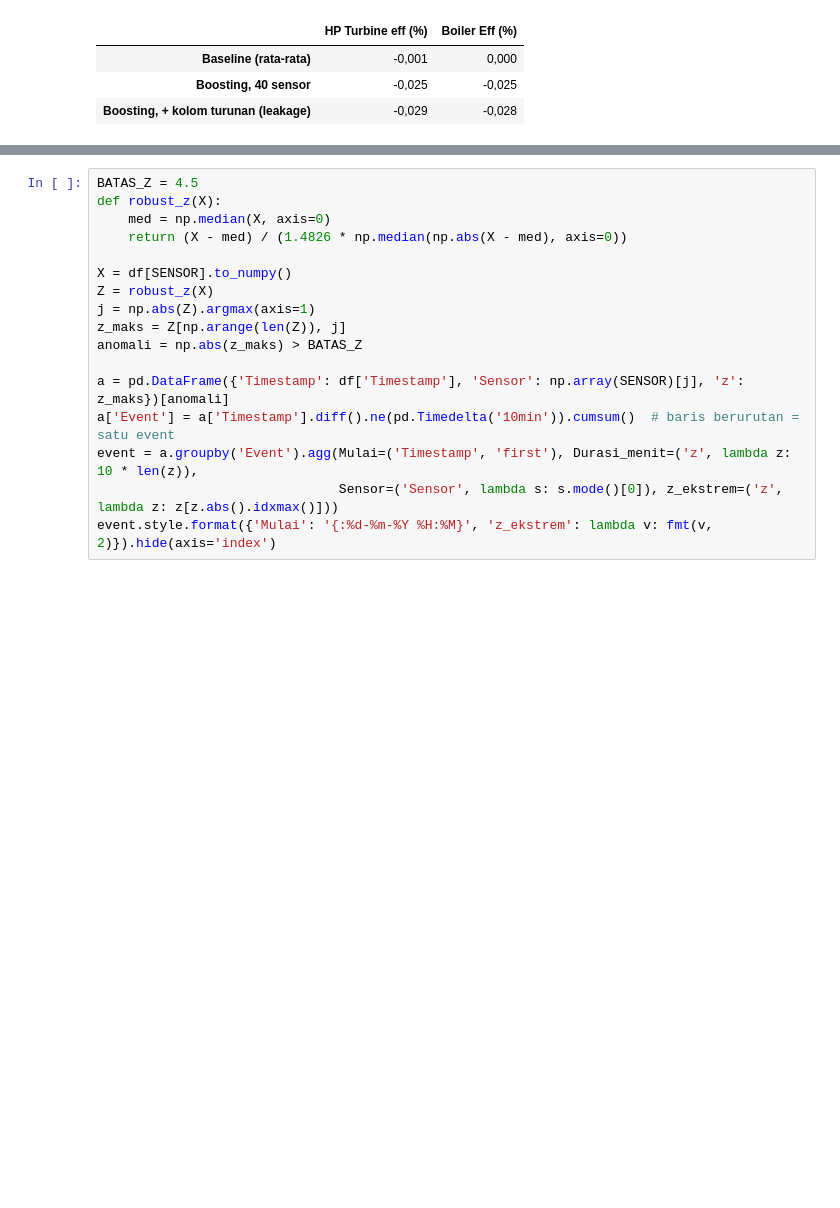
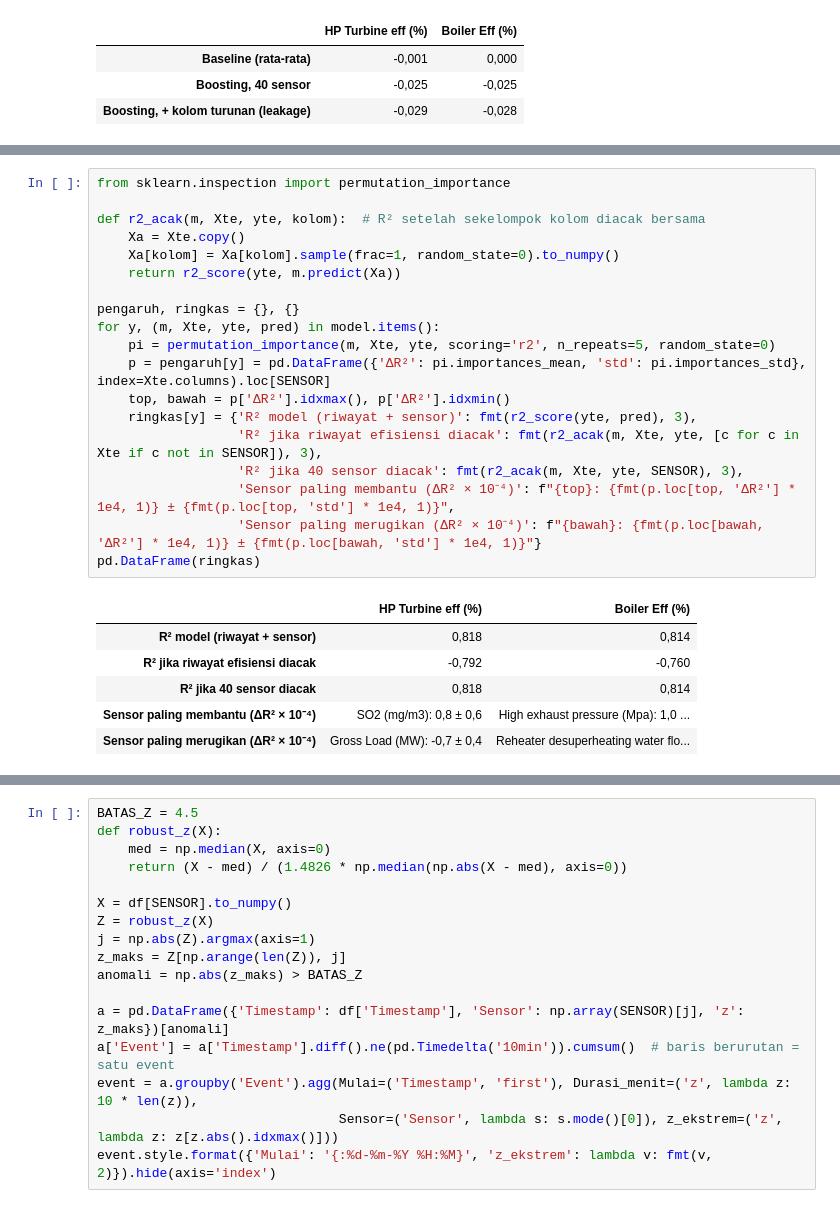
Before and after one commit to aldo02032004/power-plant-anomaly, a Jupyter notebook: power_plant_anomaly.ipynb, the cells around one changed output, grey strips where cells are left out. Cells and saved outputs as stored; diff of their text form; blank space fills up the shorter version.

```diff
--- a/power_plant_anomaly.ipynb
+++ b/power_plant_anomaly.ipynb
@@ -121,0 +181,26 @@ sinyal.style.format(lambda v: fmt(v, 3))
+# %%
+from sklearn.inspection import permutation_importance
+
+def r2_acak(m, Xte, yte, kolom):  # R² setelah sekelompok kolom diacak bersama
+    Xa = Xte.copy()
+    Xa[kolom] = Xa[kolom].sample(frac=1, random_state=0).to_numpy()
+    return r2_score(yte, m.predict(Xa))
+
+pengaruh, ringkas = {}, {}
+for y, (m, Xte, yte, pred) in model.items():
+    pi = permutation_importance(m, Xte, yte, scoring='r2', n_repeats=5, random_state=0)
+    p = pengaruh[y] = pd.DataFrame({'ΔR²': pi.importances_mean, 'std': pi.importances_std}, index=Xte.columns).loc[SENSOR]
+    top, bawah = p['ΔR²'].idxmax(), p['ΔR²'].idxmin()
+    ringkas[y] = {'R² model (riwayat + sensor)': fmt(r2_score(yte, pred), 3),
+                  'R² jika riwayat efisiensi diacak': fmt(r2_acak(m, Xte, yte, [c for c in Xte if c not in SENSOR]), 3),
+                  'R² jika 40 sensor diacak': fmt(r2_acak(m, Xte, yte, SENSOR), 3),
+                  'Sensor paling membantu (ΔR² × 10⁻⁴)': f"{top}: {fmt(p.loc[top, 'ΔR²'] * 1e4, 1)} ± {fmt(p.loc[top, 'std'] * 1e4, 1)}",
+                  'Sensor paling merugikan (ΔR² × 10⁻⁴)': f"{bawah}: {fmt(p.loc[bawah, 'ΔR²'] * 1e4, 1)} ± {fmt(p.loc[bawah, 'std'] * 1e4, 1)}"}
+pd.DataFrame(ringkas)
+# %% [output]
+|  | HP Turbine eff (%) | Boiler Eff (%) |
+| R² model (riwayat + sensor) | 0,818 | 0,814 |
+| R² jika riwayat efisiensi diacak | -0,792 | -0,760 |
+| R² jika 40 sensor diacak | 0,818 | 0,814 |
+| Sensor paling membantu (ΔR² × 10⁻⁴) | SO2 (mg/m3): 0,8 ± 0,6 | High exhaust pressure (Mpa): 1,0 ... |
+| Sensor paling merugikan (ΔR² × 10⁻⁴) | Gross Load (MW): -0,7 ± 0,4 | Reheater desuperheating water flo... |
```
Also changed, not shown: parts of 12 cells of this notebook, 5 other files.
